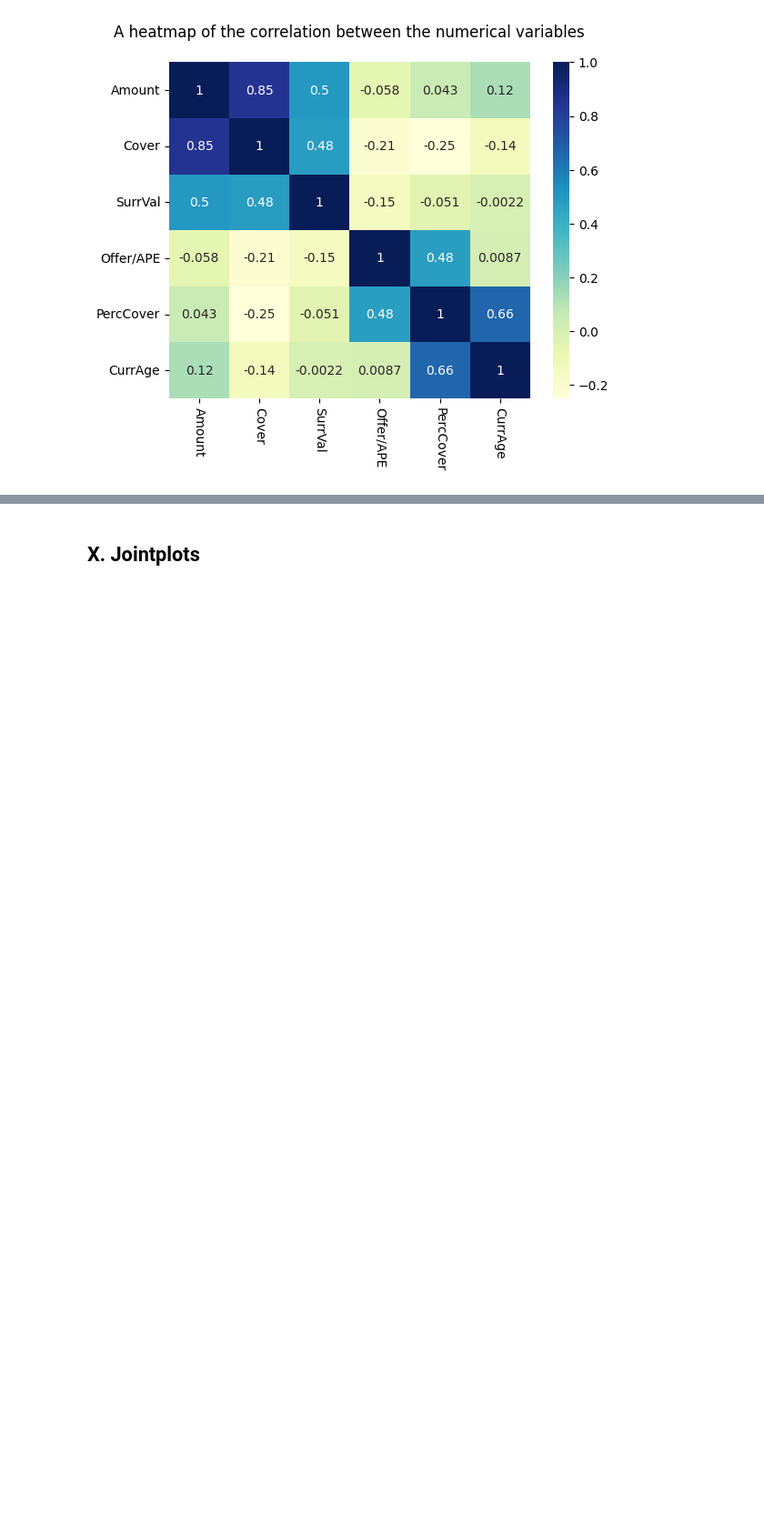
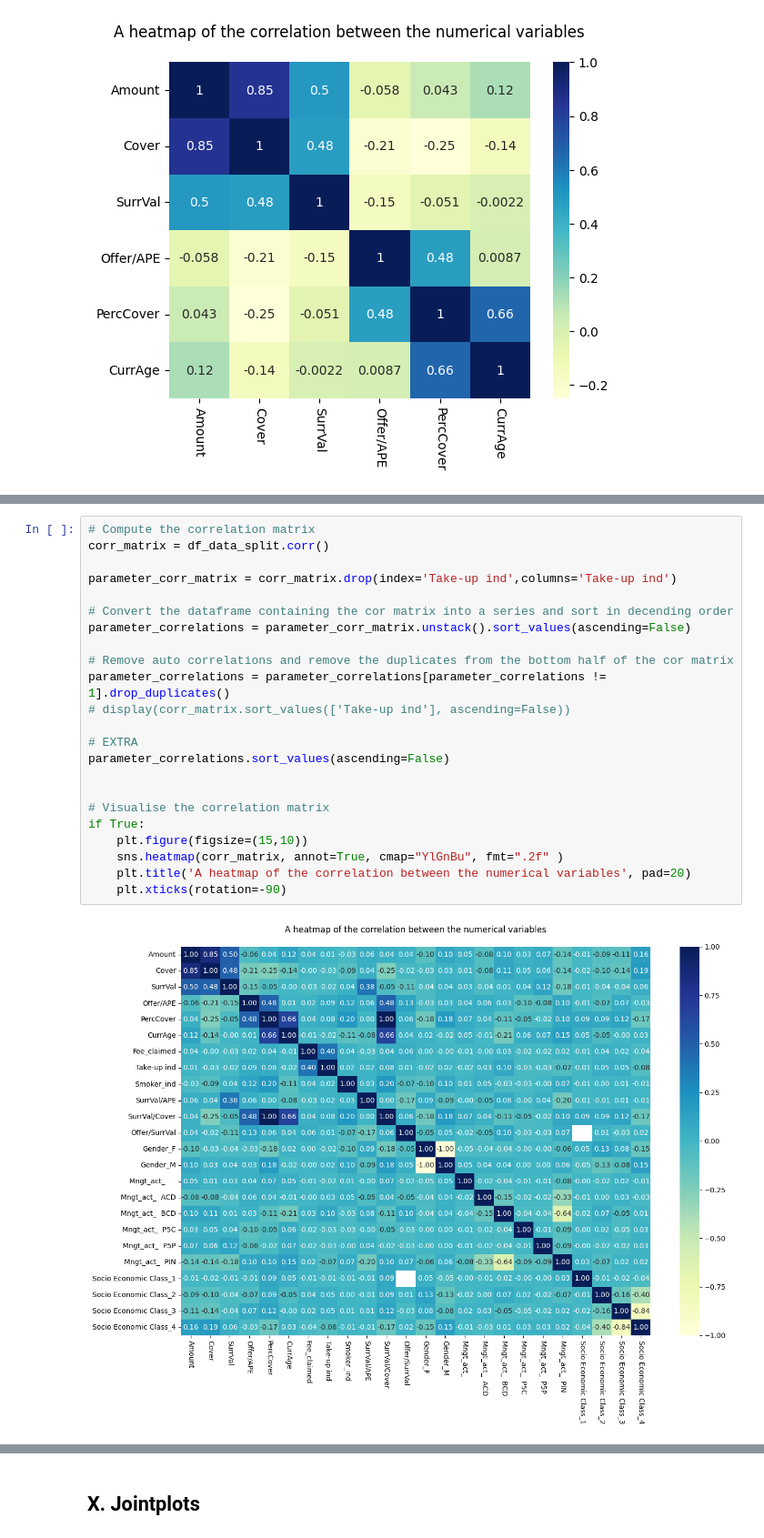
Before and after one commit to JacquesVermaak96/case-study, a Jupyter notebook: case_study_notebook 4 1 copy.ipynb, the cells around one changed output, grey strips where cells are left out. Shown at 91% size. Saved outputs shown, nothing was run; the diff lists cells and outputs as text; blank space fills up the shorter version.

```diff
--- a/case_study_notebook 4 1 copy.ipynb
+++ b/case_study_notebook 4 1 copy.ipynb
@@ -214,0 +315,25 @@ df_data_split
+# %%
+# Compute the correlation matrix
+corr_matrix = df_data_split.corr()
+
+parameter_corr_matrix = corr_matrix.drop(index='Take-up ind',columns='Take-up ind')
+
+# Convert the dataframe containing the cor matrix into a series and sort in decending order
+parameter_correlations = parameter_corr_matrix.unstack().sort_values(ascending=False)
+
+# Remove auto correlations and remove the duplicates from the bottom half of the cor matrix
+parameter_correlations = parameter_correlations[parameter_correlations != 1].drop_duplicates()
+# display(corr_matrix.sort_values(['Take-up ind'], ascending=False))
+
+# EXTRA
+parameter_correlations.sort_values(ascending=False)
+
+
+# Visualise the correlation matrix
+if True:
+    plt.figure(figsize=(15,10))
+    sns.heatmap(corr_matrix, annot=True, cmap="YlGnBu", fmt=".2f" )
+    plt.title('A heatmap of the correlation between the numerical variables', pad=20)
+    plt.xticks(rotation=-90)
+# %% [output]
+[figure, added]
```
Also changed, not shown: parts of 11 cells of this notebook.
